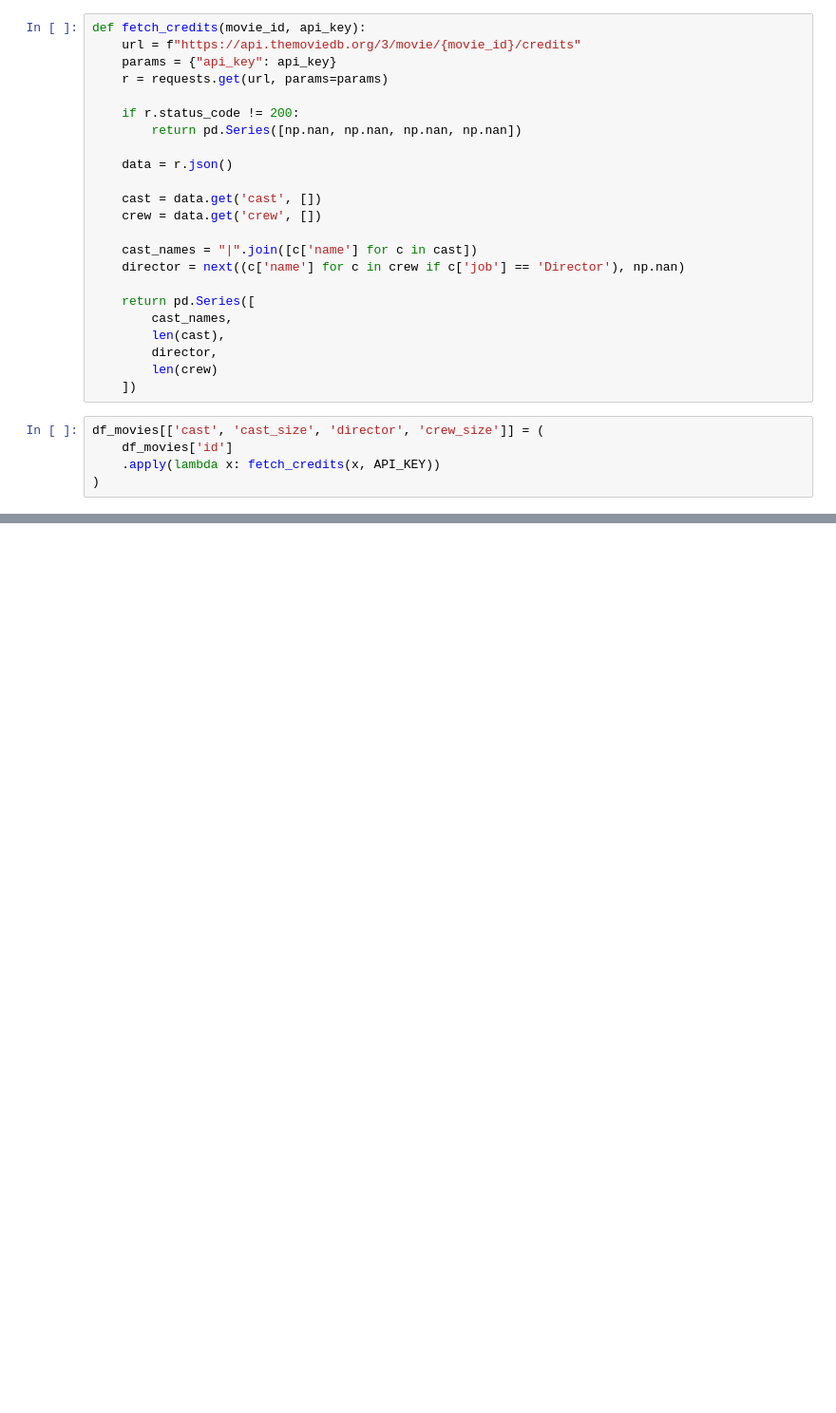
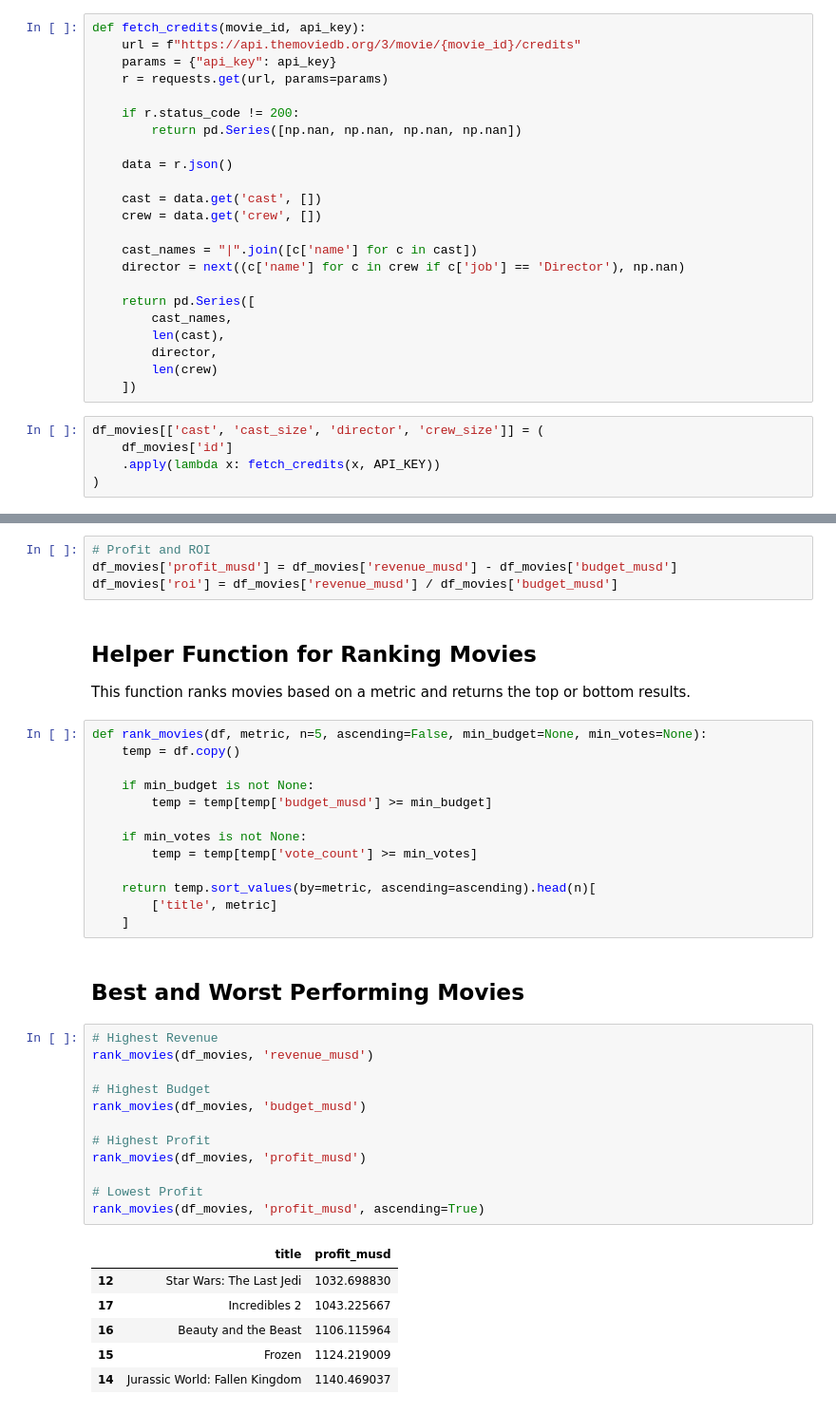
Before and after one commit to Damas200/tmdb-movie-data-analysis, a Jupyter notebook: TMDB_Movie_Data_Analysis.ipynb, the cells around one changed output, grey strips where cells are left out. Shown at 95% size. Saved outputs shown, nothing was run; the diff lists cells and outputs as text; blank space fills up the shorter version.

```diff
--- a/TMDB_Movie_Data_Analysis.ipynb
+++ b/TMDB_Movie_Data_Analysis.ipynb
@@ -259,0 +266,42 @@ df_movies[['cast', 'cast_size', 'director', 'crew_size']] = (
+# %%
+# Profit and ROI
+df_movies['profit_musd'] = df_movies['revenue_musd'] - df_movies['budget_musd']
+df_movies['roi'] = df_movies['revenue_musd'] / df_movies['budget_musd']
+# %% [markdown]
+## Helper Function for Ranking Movies
+
+This function ranks movies based on a metric and returns the top or bottom results.
+# %%
+def rank_movies(df, metric, n=5, ascending=False, min_budget=None, min_votes=None):
+    temp = df.copy()
+
+    if min_budget is not None:
+        temp = temp[temp['budget_musd'] >= min_budget]
+
+    if min_votes is not None:
+        temp = temp[temp['vote_count'] >= min_votes]
+
+    return temp.sort_values(by=metric, ascending=ascending).head(n)[
+        ['title', metric]
+    ]
+# %% [markdown]
+## Best and Worst Performing Movies
+# %%
+# Highest Revenue
+rank_movies(df_movies, 'revenue_musd')
+
+# Highest Budget
+rank_movies(df_movies, 'budget_musd')
+
+# Highest Profit
+rank_movies(df_movies, 'profit_musd')
+
+# Lowest Profit
+rank_movies(df_movies, 'profit_musd', ascending=True)
+# %% [output]
+|  | title | profit_musd |
+| 12 | Star Wars: The Last Jedi | 1032.698830 |
+| 17 | Incredibles 2 | 1043.225667 |
+| 16 | Beauty and the Beast | 1106.115964 |
+| 15 | Frozen | 1124.219009 |
+| 14 | Jurassic World: Fallen Kingdom | 1140.469037 |
```
Also changed, not shown: parts of 16 cells of this notebook.
